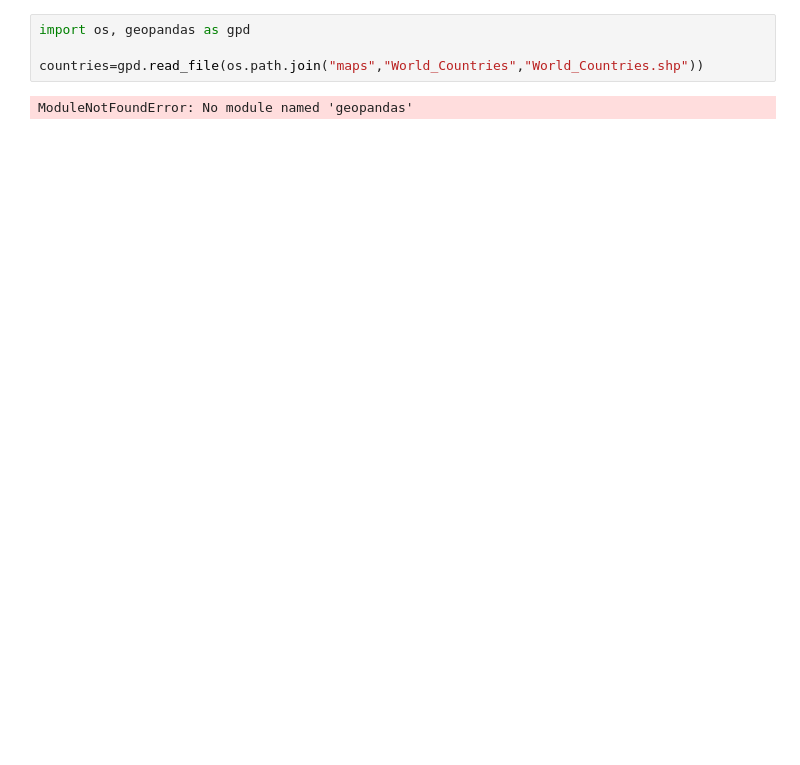
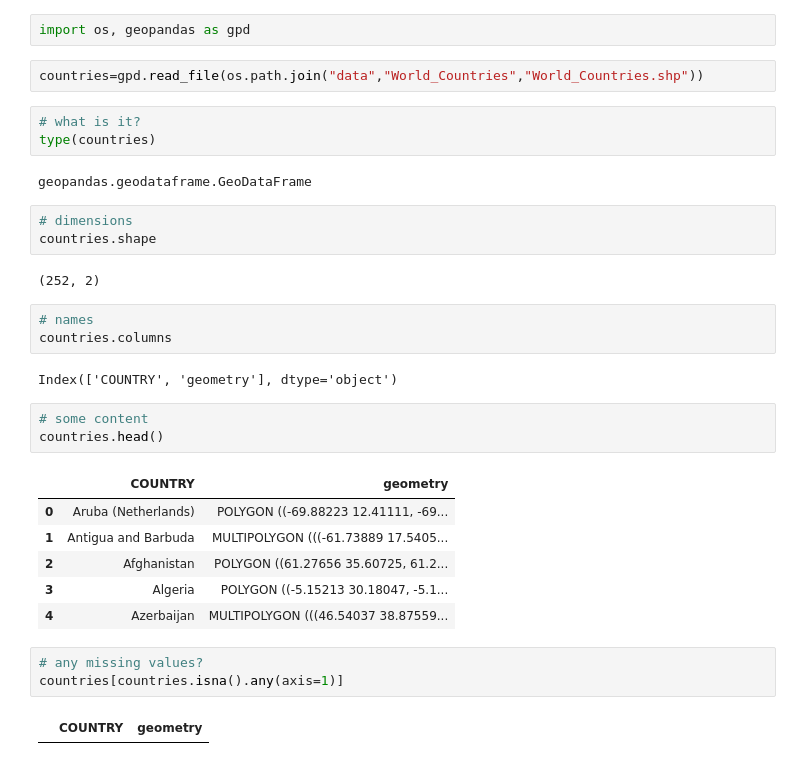
Before and after one commit to luispachecoc/week2_spatial, a Jupyter notebook: Index.ipynb, the cells around one changed output. Cells and saved outputs as stored; diff of their text form; blank space fills up the shorter version.

```diff
--- a/Index.ipynb
+++ b/Index.ipynb
@@ -1,6 +1,34 @@
 # %%
 import os, geopandas as gpd
-
-countries=gpd.read_file(os.path.join("maps","World_Countries","World_Countries.shp"))
-# %% [output]
-ModuleNotFoundError: No module named 'geopandas'
+# %%
+countries=gpd.read_file(os.path.join("data","World_Countries","World_Countries.shp"))
+# %%
+# what is it?
+type(countries)
+# %% [output]
+geopandas.geodataframe.GeoDataFrame
+# %%
+# dimensions
+countries.shape
+# %% [output]
+(252, 2)
+# %%
+# names
+countries.columns
+# %% [output]
+Index(['COUNTRY', 'geometry'], dtype='object')
+# %%
+# some content
+countries.head()
+# %% [output]
+|  | COUNTRY | geometry |
+| 0 | Aruba (Netherlands) | POLYGON ((-69.88223 12.41111, -69... |
+| 1 | Antigua and Barbuda | MULTIPOLYGON (((-61.73889 17.5405... |
+| 2 | Afghanistan | POLYGON ((61.27656 35.60725, 61.2... |
+| 3 | Algeria | POLYGON ((-5.15213 30.18047, -5.1... |
+| 4 | Azerbaijan | MULTIPOLYGON (((46.54037 38.87559... |
+# %%
+# any missing values?
+countries[countries.isna().any(axis=1)]
+# %% [output]
+|  | COUNTRY | geometry |
```
Also changed, not shown: parts of 11 cells of this notebook, 34 other files.
